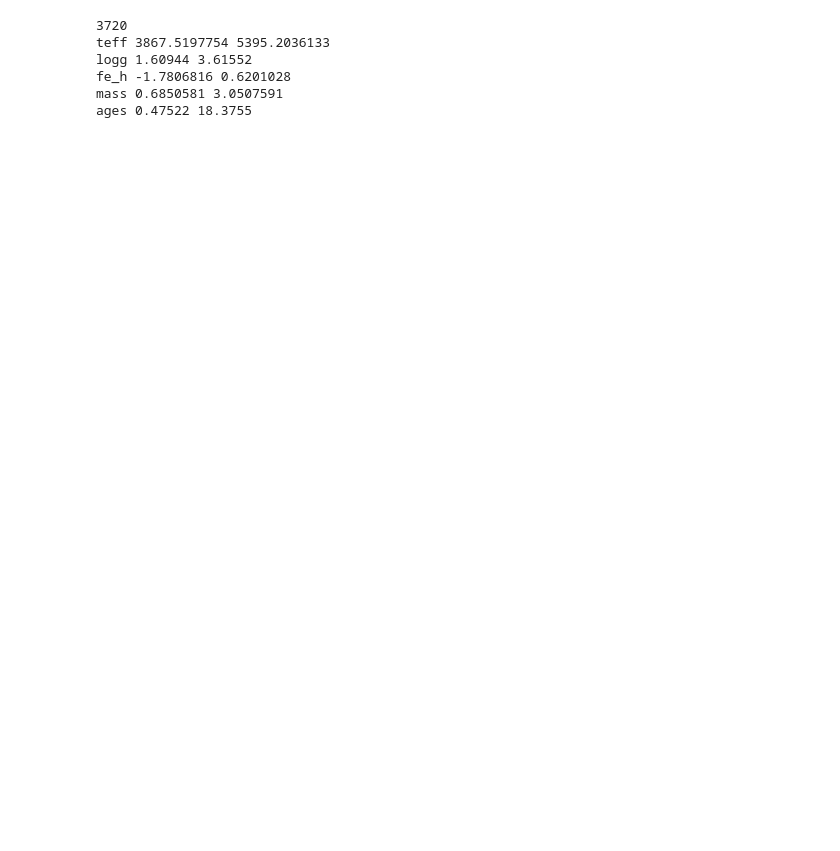
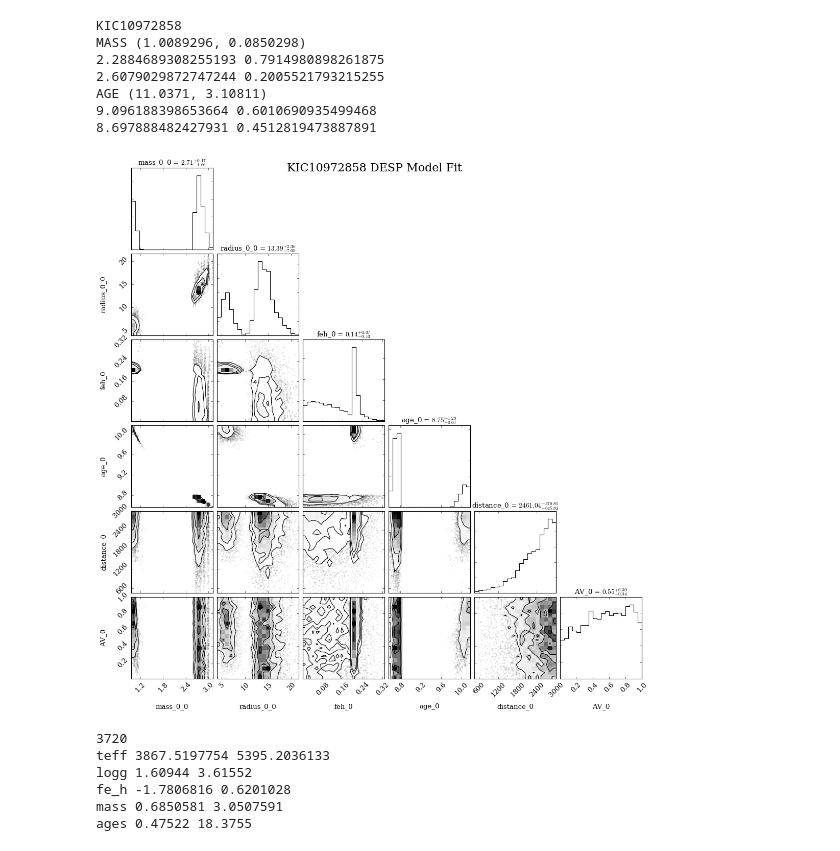
Before and after one commit to jbirky/StellarEvolution, a Jupyter notebook: read_data.ipynb, the cells around one changed output. Drawn from its saved outputs; the diff is of its cells as text; code cells hidden in the pictures; blank space fills up the shorter version.

```diff
--- a/read_data.ipynb
+++ b/read_data.ipynb
@@ -31,0 +162,24 @@ params = {'teff':teff, 'logg':logg, 'fe_h':fe_h, 'mass':mass, 'ages':ages}
+# %%
+i = 0
+print(NAME[i])
+print('MASS', MASS[i])
+print(np.mean(dart_mdl[i].samples.mass_0_0), np.std(dart_mdl[i].samples.mass_0_0))
+print(np.mean(mist_mdl[i].samples.mass_0_0), np.std(mist_mdl[i].samples.mass_0_0))
+print('AGE', AGES[i])
+print(np.mean(dart_mdl[i].samples.age_0_0), np.std(dart_mdl[i].samples.age_0_0))
+print(np.mean(mist_mdl[i].samples.age_0_0), np.std(mist_mdl[i].samples.age_0_0))
+
+# fig = mist_mdl[i].corner_physical(show_titles=True, title_kwargs={"fontsize": 12}) #, labels=['R_{\odot}', 'Fe/H', 'Age', 'dist', 'AV']
+# fig.suptitle("%s MIST Model Fit"%(NAME[i]), fontsize=20);
+
+fig = dart_mdl[i].corner_physical(show_titles=True, title_kwargs={"fontsize": 12}) #, labels=['R_{\odot}', 'Fe/H', 'Age', 'dist', 'AV']
+fig.suptitle("%s DESP Model Fit"%(NAME[i]), fontsize=20);
+# %% [output]
+KIC10972858
+MASS (1.0089296, 0.0850298)
+2.2884689308255193 0.7914980898261875
+2.6079029872747244 0.2005521793215255
+AGE (11.0371, 3.10811)
+9.096188398653664 0.6010690935499468
+8.697888482427931 0.4512819473887891
+[figure, added]
```
Also changed, not shown: parts of 23 cells of this notebook, 1 other file.
